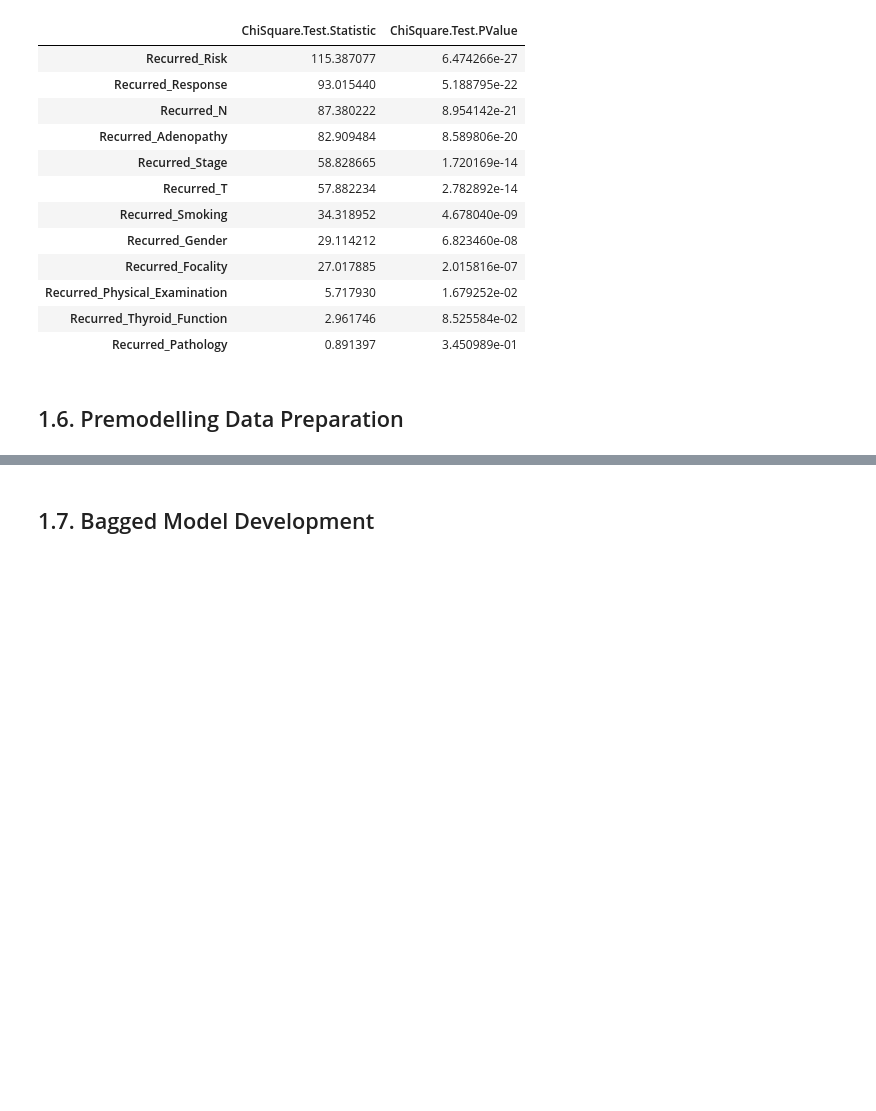
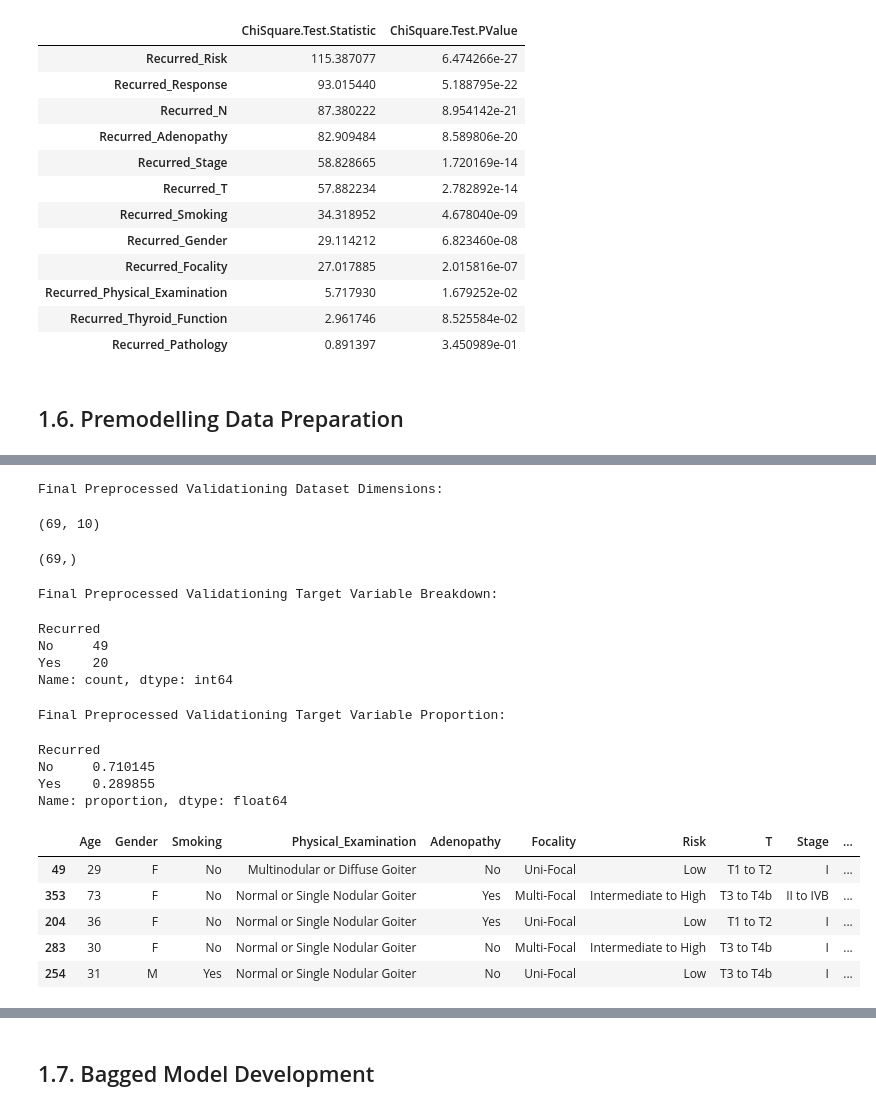
Before and after one commit to JohnPaulinePineda/Portfolio_Project_59, a Jupyter notebook: codes/LeveragingEnsembleLearningWithBaggingBoostingStackingAndBlendingApproaches.ipynb, the cells around one changed output, grey strips where cells are left out. Drawn from its saved outputs; the diff is of its cells as text; code cells hidden in the pictures; blank space fills up the shorter version.

```diff
--- a/codes/LeveragingEnsembleLearningWithBaggingBoostingStackingAndBlendingApproaches.ipynb
+++ b/codes/LeveragingEnsembleLearningWithBaggingBoostingStackingAndBlendingApproaches.ipynb
@@ -1822,0 +2036,39 @@ display(thyroid_cancer_categorical_summary.sort_values(by=['ChiSquare.Test.PValu
+# %%
+##################################
+# Applying the preprocessing pipeline
+# to the validation data
+##################################
+thyroid_cancer_preprocessed_validation = preprocess_dataset(thyroid_cancer_validation)
+X_preprocessed_validation = thyroid_cancer_preprocessed_validation.drop('Recurred', axis = 1)
+y_preprocessed_validation = thyroid_cancer_preprocessed_validation['Recurred']
+thyroid_cancer_preprocessed_validation.to_csv(os.path.join("..", DATASETS_PREPROCESSED_VALIDATION_PATH, "thyroid_cancer_preprocessed_validation.csv"), index=False)
+X_preprocessed_validation.to_csv(os.path.join("..", DATASETS_PREPROCESSED_VALIDATION_FEATURES_PATH, "X_preprocessed_validation.csv"), index=False)
+y_preprocessed_validation.to_csv(os.path.join("..", DATASETS_PREPROCESSED_VALIDATION_TARGET_PATH, "y_preprocessed_validation.csv"), index=False)
+print('Final Preprocessed Validationing Dataset Dimensions: ')
+display(X_preprocessed_validation.shape)
+display(y_preprocessed_validation.shape)
+print('Final Preprocessed Validationing Target Variable Breakdown: ')
+display(y_preprocessed_validation.value_counts())
+print('Final Preprocessed Validationing Target Variable Proportion: ')
+display(y_preprocessed_validation.value_counts(normalize = True))
+thyroid_cancer_preprocessed_validation.head()
+# %% [output]
+Final Preprocessed Validationing Dataset Dimensions:
+(69, 10)
+(69,)
+Final Preprocessed Validationing Target Variable Breakdown:
+Recurred
+No     49
+Yes    20
+Name: count, dtype: int64
+Final Preprocessed Validationing Target Variable Proportion:
+Recurred
+No     0.710145
+Yes    0.289855
+Name: proportion, dtype: float64
+|  | Age | Gender | Smoking | Physical_Examination | Adenopathy | Focality | Risk | T | Stage | ... |
+| 49 | 29 | F | No | Multinodular or Diffuse Goiter | No | Uni-Focal | Low | T1 to T2 | I | ... |
+| 353 | 73 | F | No | Normal or Single Nodular Goiter | Yes | Multi-Focal | Intermediate to High | T3 to T4b | II to IVB | ... |
+| 204 | 36 | F | No | Normal or Single Nodular Goiter | Yes | Uni-Focal | Low | T1 to T2 | I | ... |
+| 283 | 30 | F | No | Normal or Single Nodular Goiter | No | Multi-Focal | Intermediate to High | T3 to T4b | I | ... |
+| 254 | 31 | M | Yes | Normal or Single Nodular Goiter | No | Uni-Focal | Low | T3 to T4b | I | ... |
```
Also changed, not shown: parts of 13 cells of this notebook, 8 other files.
